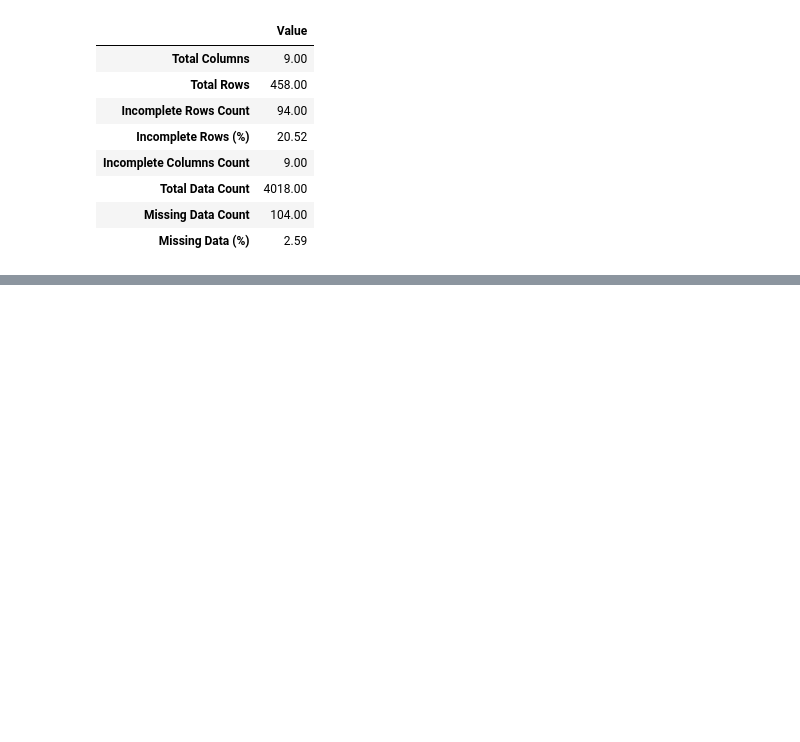
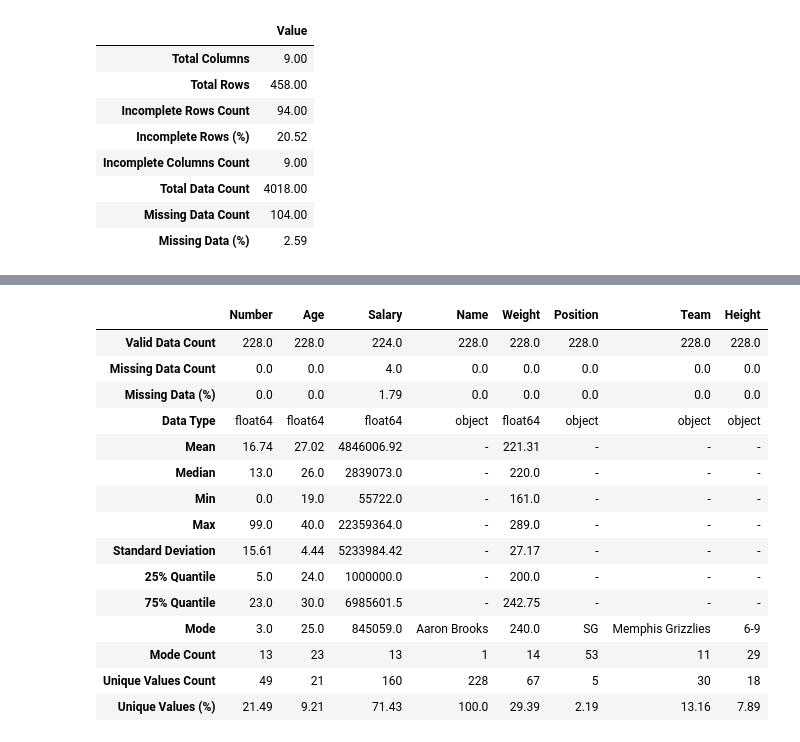
Before and after one commit to zqTheDesigner/missing-data-processor, a Jupyter notebook: profiler.ipynb, the cells around one changed output, grey strips where cells are left out. Drawn from its saved outputs; the diff is of its cells as text; code cells hidden in the pictures; blank space fills up the shorter version.

```diff
--- a/profiler.ipynb
+++ b/profiler.ipynb
@@ -55,0 +121,3 @@ processor.insights()
+# %%
+processor.set_sample(frac=0.5)
+processor.sample
@@ -55,0 +138,19 @@ processor.insights()
+# %%
+processor.sample_insights()
+# %% [output]
+|  | Number | Age | Salary | Name | Weight | Position | Team | Height |
+| Valid Data Count | 228.0 | 228.0 | 224.0 | 228.0 | 228.0 | 228.0 | 228.0 | 228.0 |
+| Missing Data Count | 0.0 | 0.0 | 4.0 | 0.0 | 0.0 | 0.0 | 0.0 | 0.0 |
+| Missing Data (%) | 0.0 | 0.0 | 1.79 | 0.0 | 0.0 | 0.0 | 0.0 | 0.0 |
+| Data Type | float64 | float64 | float64 | object | float64 | object | object | object |
+| Mean | 16.74 | 27.02 | 4846006.92 | - | 221.31 | - | - | - |
+| Median | 13.0 | 26.0 | 2839073.0 | - | 220.0 | - | - | - |
+| Min | 0.0 | 19.0 | 55722.0 | - | 161.0 | - | - | - |
+| Max | 99.0 | 40.0 | 22359364.0 | - | 289.0 | - | - | - |
+| Standard Deviation | 15.61 | 4.44 | 5233984.42 | - | 27.17 | - | - | - |
+| 25% Quantile | 5.0 | 24.0 | 1000000.0 | - | 200.0 | - | - | - |
+| 75% Quantile | 23.0 | 30.0 | 6985601.5 | - | 242.75 | - | - | - |
+| Mode | 3.0 | 25.0 | 845059.0 | Aaron Brooks | 240.0 | SG | Memphis Grizzlies | 6-9 |
+| Mode Count | 13 | 23 | 13 | 1 | 14 | 53 | 11 | 29 |
+| Unique Values Count | 49 | 21 | 160 | 228 | 67 | 5 | 30 | 18 |
+| Unique Values (%) | 21.49 | 9.21 | 71.43 | 100.0 | 29.39 | 2.19 | 13.16 | 7.89 |
```
Also changed, not shown: parts of 8 cells of this notebook, 2 other files.
